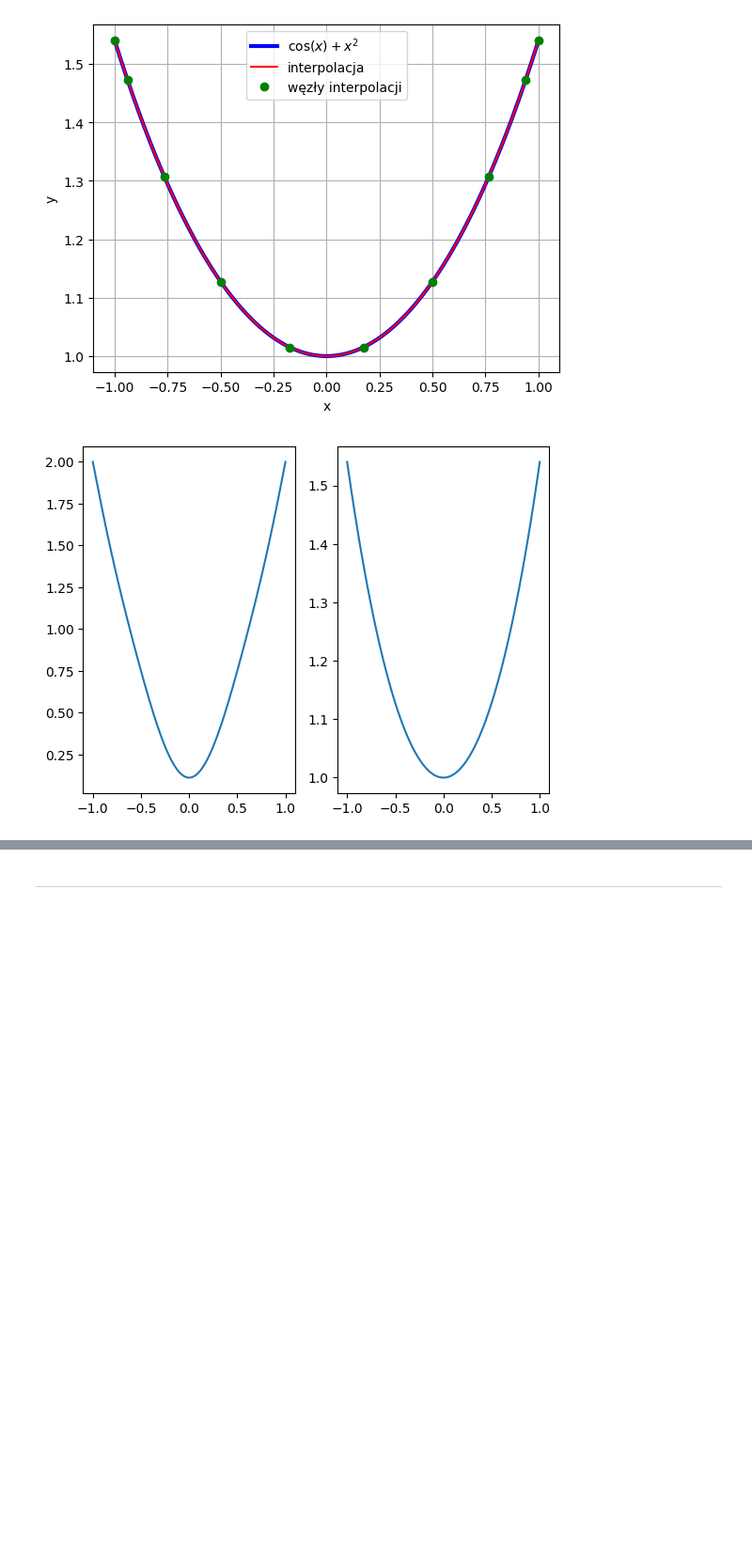
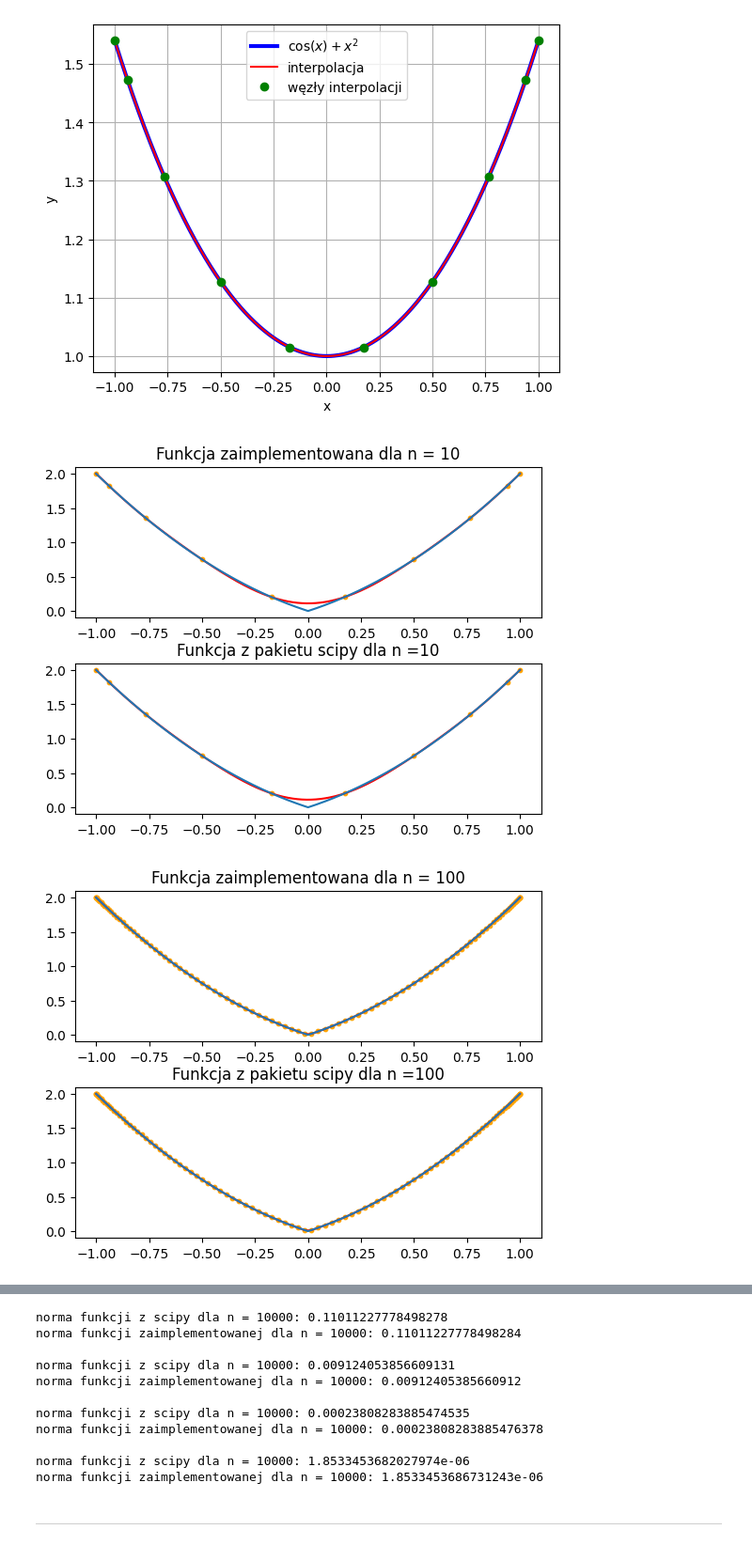
Before and after one commit to MN-KJ-2025/lab9-interpolacja-emiloosek, a Jupyter notebook: sprawozdanie.ipynb, the cells around one changed output, grey strips where cells are left out. Shown at 94% size. Drawn from its saved outputs; the diff is of its cells as text; code cells hidden in the pictures; blank space fills up the shorter version.

```diff
--- a/sprawozdanie.ipynb
+++ b/sprawozdanie.ipynb
@@ -153,18 +153,35 @@ plt.grid()
 plt.show()
 # %% [output]
 [figure]
-# %%
-# ===== Twoja implementacja tutaj =====
-x = np.linspace(-1, 1, 1000)
-n=int(1e1)
-xch = main.chebyshev_nodes(n)
-yimp = sp.interpolate.barycentric_interpolate(xch, f(xch), x)
-w = main.bar_cheb_weights(n)
-interp = main.barycentric_inte(xch,f1(xch),w,x)
-plt.subplot(1,2,1)
-plt.plot(x,interp)
-plt.subplot(1,2,2)
-plt.plot(x,yimp)
-plt.show()
-# %% [output]
-[figure, removed]
+# %%
+# ===== Twoja implementacja tutaj =====
+x = np.linspace(-1, 1, 1000)
+n=[1,2,3,4]
+normasci = []
+normamain = []
+for el in n:
+
+    xch = main.chebyshev_nodes(10**el)
+    yimp = sp.interpolate.barycentric_interpolate(xch, f1(xch), x)
+    w = main.bar_cheb_weights(10**el)
+    interp = main.barycentric_inte(xch,f1(xch),w,x)
+    normasci.append(main.L_inf(f1(x),yimp))
+    normamain.append(main.L_inf(f1(x),interp))
+    plt.subplot(2,1,1)
+    plt.plot(x,interp, "r")
+    plt.plot(x,f1(x))
+    plt.title(f"Funkcja zaimplementowana dla n = {10**el}")
+    plt.scatter(xch,f1(xch), s=10, c="orange")
+    plt.subplot(2,1,2)
+    plt.plot(x,yimp, "r")
+    plt.plot(x,f1(x))
+    plt.scatter(xch,f1(xch), s=10, c="orange")
+    plt.title(f"Funkcja z pakietu scipy dla n ={10**el}")
+    plt.subplots_adjust(hspace=0.3)
+    plt.show()
+for i in range(len(n)):
+    print(f"norma funkcji z scipy dla n = {10**el}:", normasci[i])
+    print(f"norma funkcji zaimplementowanej dla n = {10**el}:", normamain[i], "\n")
+# %% [output]
+[figure, added]
+[figure, added]
@@ -171,3 +190,14 @@ plt.show()
+norma funkcji z scipy dla n = 10000: 0.11011227778498278
+norma funkcji zaimplementowanej dla n = 10000: 0.11011227778498284
+
+norma funkcji z scipy dla n = 10000: 0.009124053856609131
+norma funkcji zaimplementowanej dla n = 10000: 0.00912405385660912
+
+norma funkcji z scipy dla n = 10000: 0.00023808283885474535
+norma funkcji zaimplementowanej dla n = 10000: 0.00023808283885476378
+
+norma funkcji z scipy dla n = 10000: 1.8533453682027974e-06
+norma funkcji zaimplementowanej dla n = 10000: 1.8533453686731243e-06
 # %% [markdown]
 ---
 # %% [markdown]
```
Also changed, not shown: parts of 4 cells of this notebook, 1 other file.
